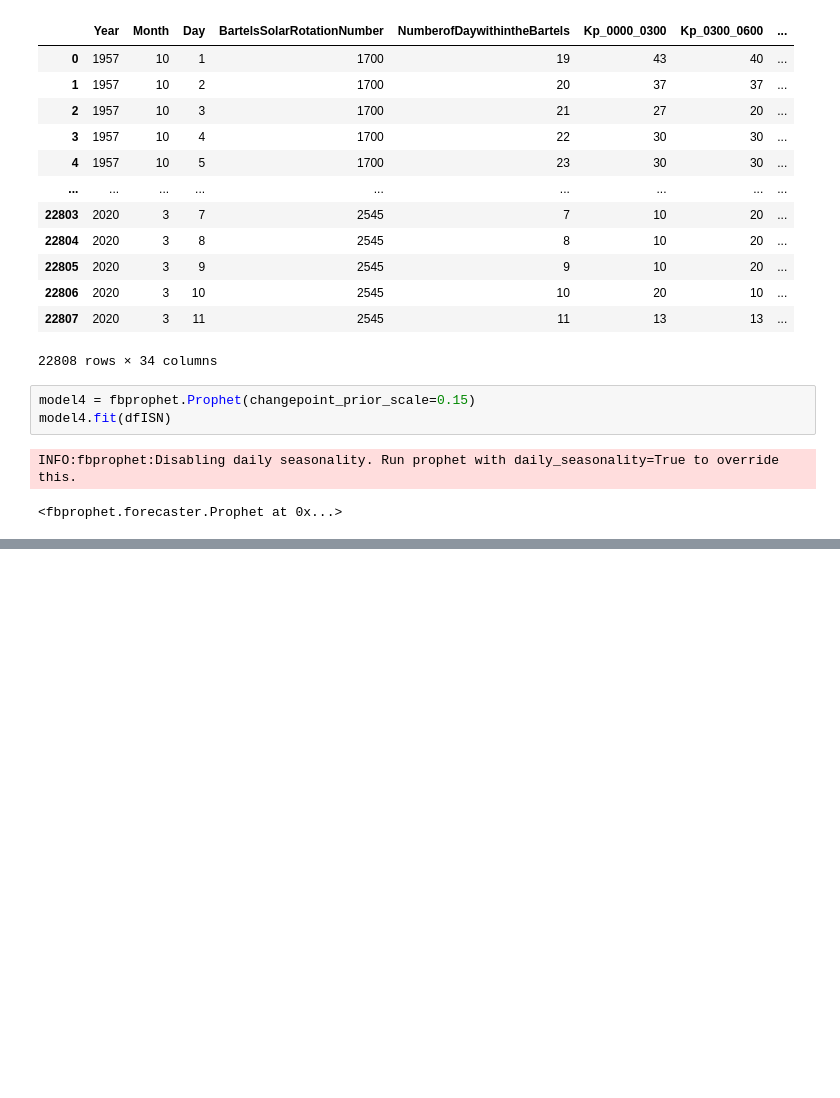
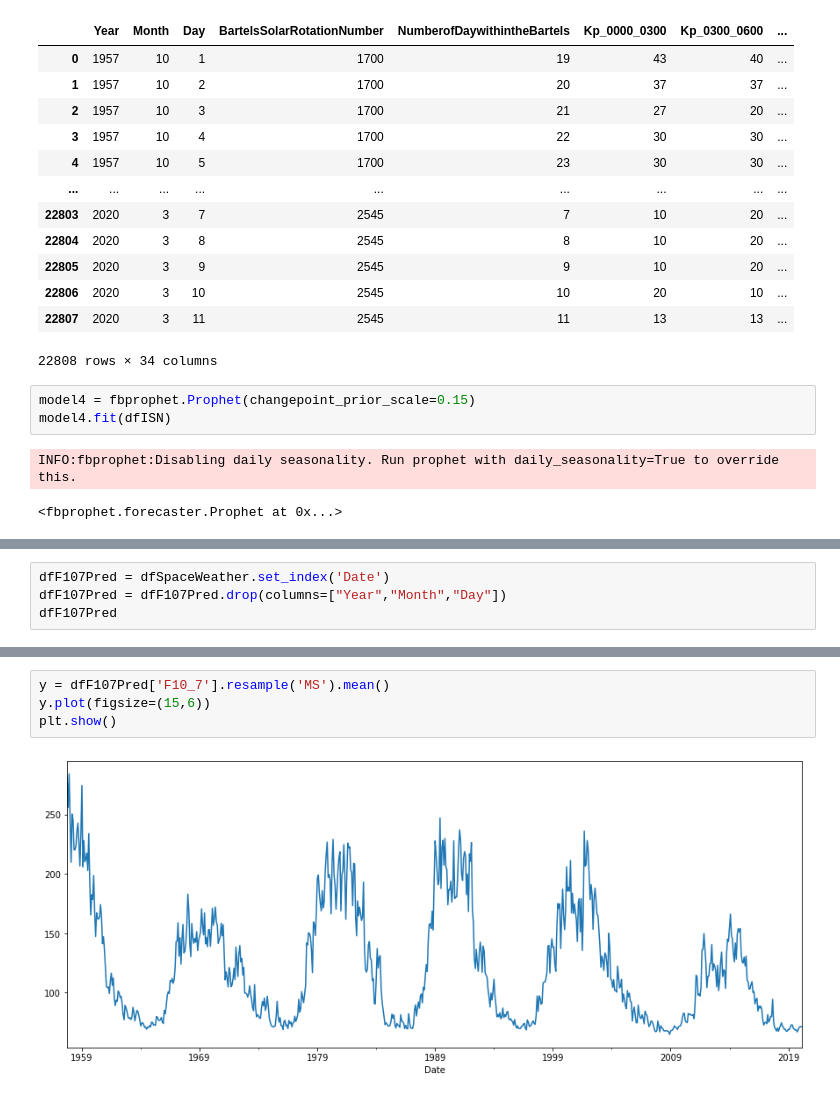
Before and after one commit to heatherholcomb/EffectsOfSpaceWeather, a Jupyter notebook: EffectsOfSpaceWeather_Predictions.ipynb, the cells around one changed output, grey strips where cells are left out. Saved outputs shown, nothing was run; the diff lists cells and outputs as text; blank space fills up the shorter version.

```diff
--- a/EffectsOfSpaceWeather_Predictions.ipynb
+++ b/EffectsOfSpaceWeather_Predictions.ipynb
@@ -421,0 +468,4 @@ Text(0.5, 1.0, 'ISN Predictions')
+# %%
+dfF107Pred = dfSpaceWeather.set_index('Date')
+dfF107Pred = dfF107Pred.drop(columns=["Year","Month","Day"])
+dfF107Pred
@@ -421,0 +487,6 @@ Text(0.5, 1.0, 'ISN Predictions')
+# %%
+y = dfF107Pred['F10_7'].resample('MS').mean()
+y.plot(figsize=(15,6))
+plt.show()
+# %% [output]
+[figure, added]
```
Also changed, not shown: parts of 51 cells of this notebook, 1 other file.
